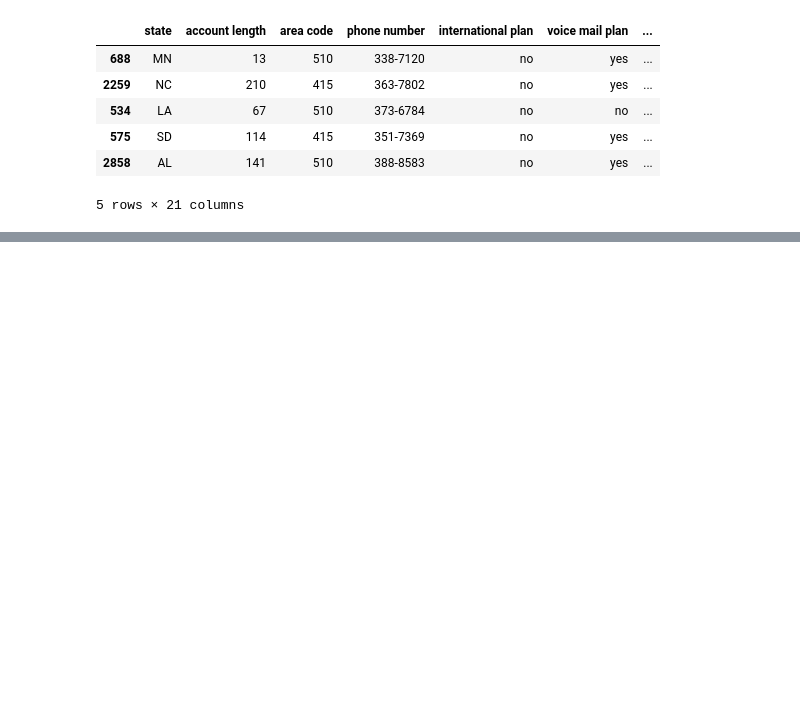
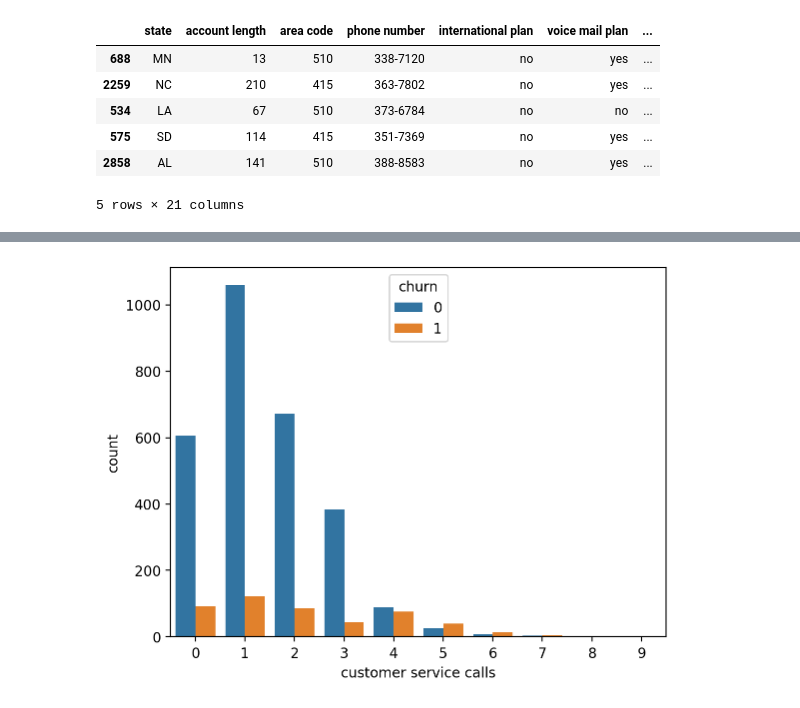
Before and after one commit to jason-nn/python-practice, a Jupyter notebook: EDA/telecom_churn.ipynb, the cells around one changed output, grey strips where cells are left out. Drawn from its saved outputs; the diff is of its cells as text; code cells hidden in the pictures; blank space fills up the shorter version.

```diff
--- a/EDA/telecom_churn.ipynb
+++ b/EDA/telecom_churn.ipynb
@@ -120,0 +364,4 @@ df.sort_values(by=["churn", "total day charge"], ascending=[True, False]).head()
+# %%
+sns.countplot(x="customer service calls", hue="churn", data=df);
+# %% [output]
+[figure, added]
```
Also changed, not shown: parts of 27 cells of this notebook.
